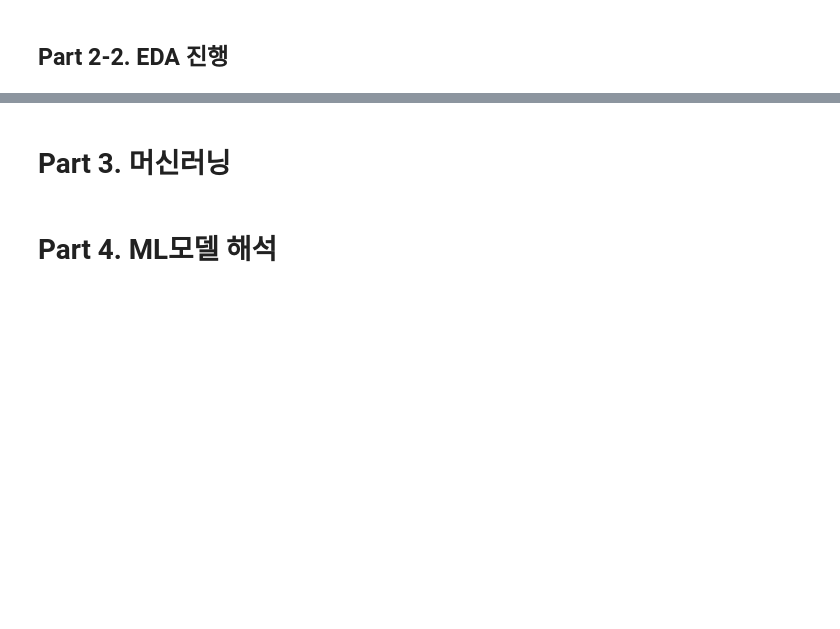
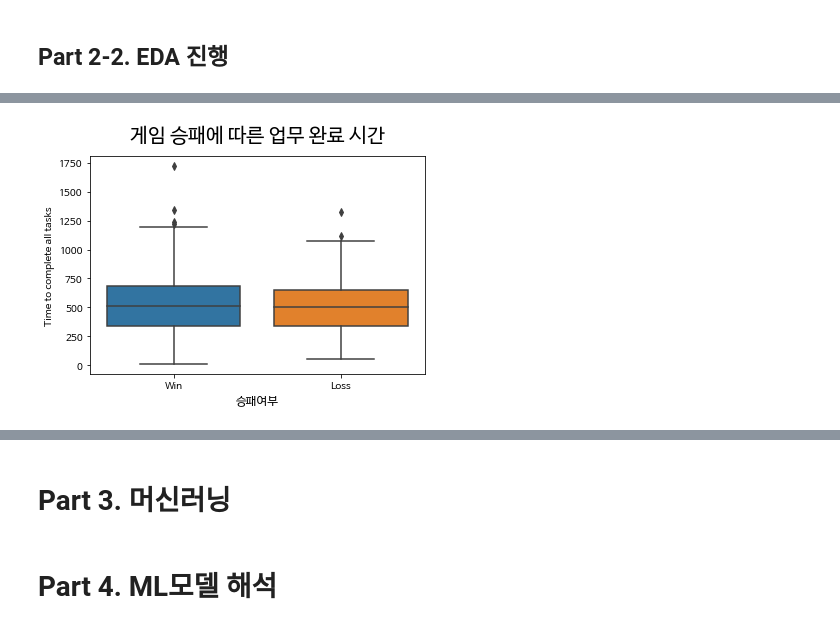
Before and after one commit to donghwi2022/ds-section2-project, a Jupyter notebook: section2_project.ipynb, the cells around one changed output, grey strips where cells are left out. Cells and saved outputs as stored; diff of their text form; code cells hidden in the pictures; blank space fills up the shorter version.

```diff
--- a/section2_project.ipynb
+++ b/section2_project.ipynb
@@ -157,0 +216,8 @@ int(a.split('m')[0]) * 60 + int(a.split('m')[1][:3])
+# %%
+# Time to complete all tasks 특성에 대해서 boxplot을 통해 시각화
+sns.boxplot(x = 'Outcome', y = 'Time to complete all tasks', data = df_crew)
+plt.title('게임 승패에 따른 업무 완료 시간', fontsize = 20, pad = 15)
+plt.xlabel('승패여부', fontsize = 12)
+plt.show()
+# %% [output]
+[figure, added]
```
Also changed, not shown: parts of 13 cells of this notebook.
